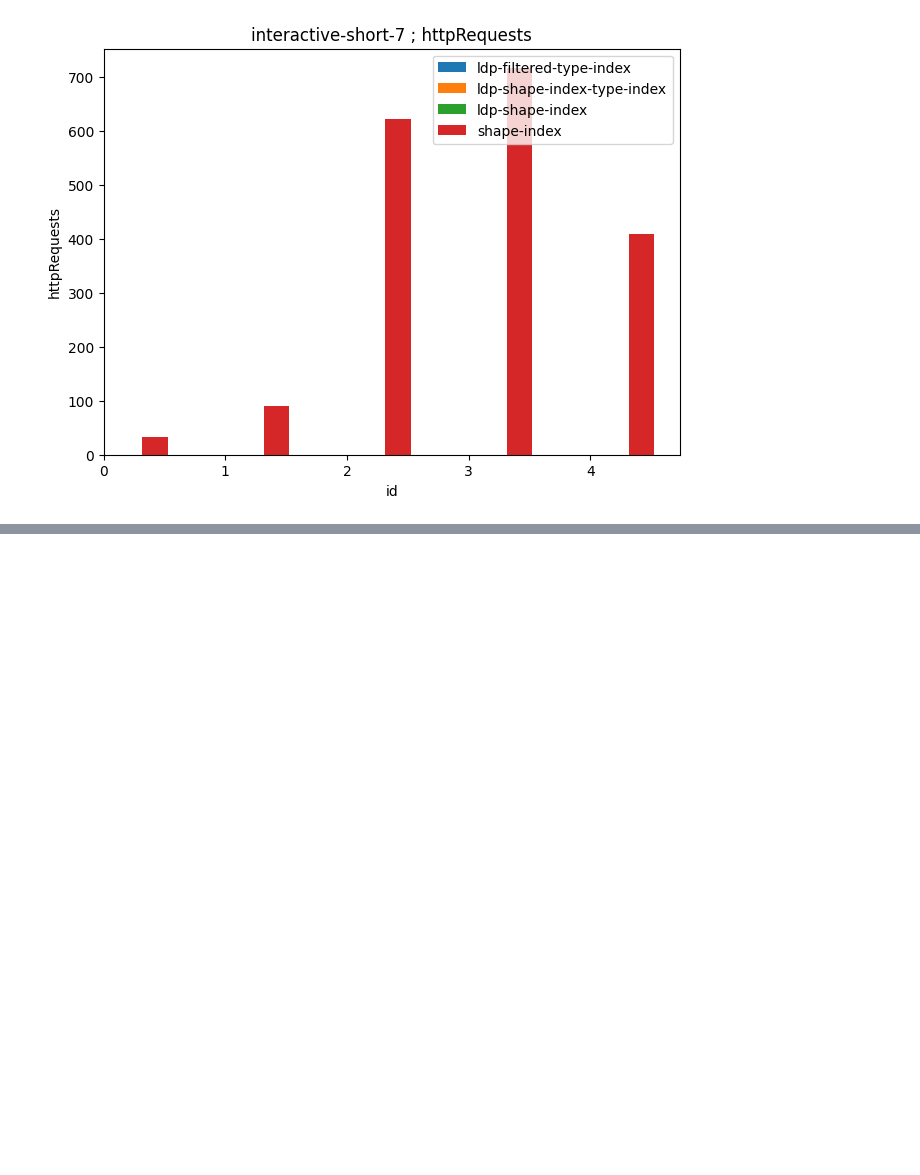
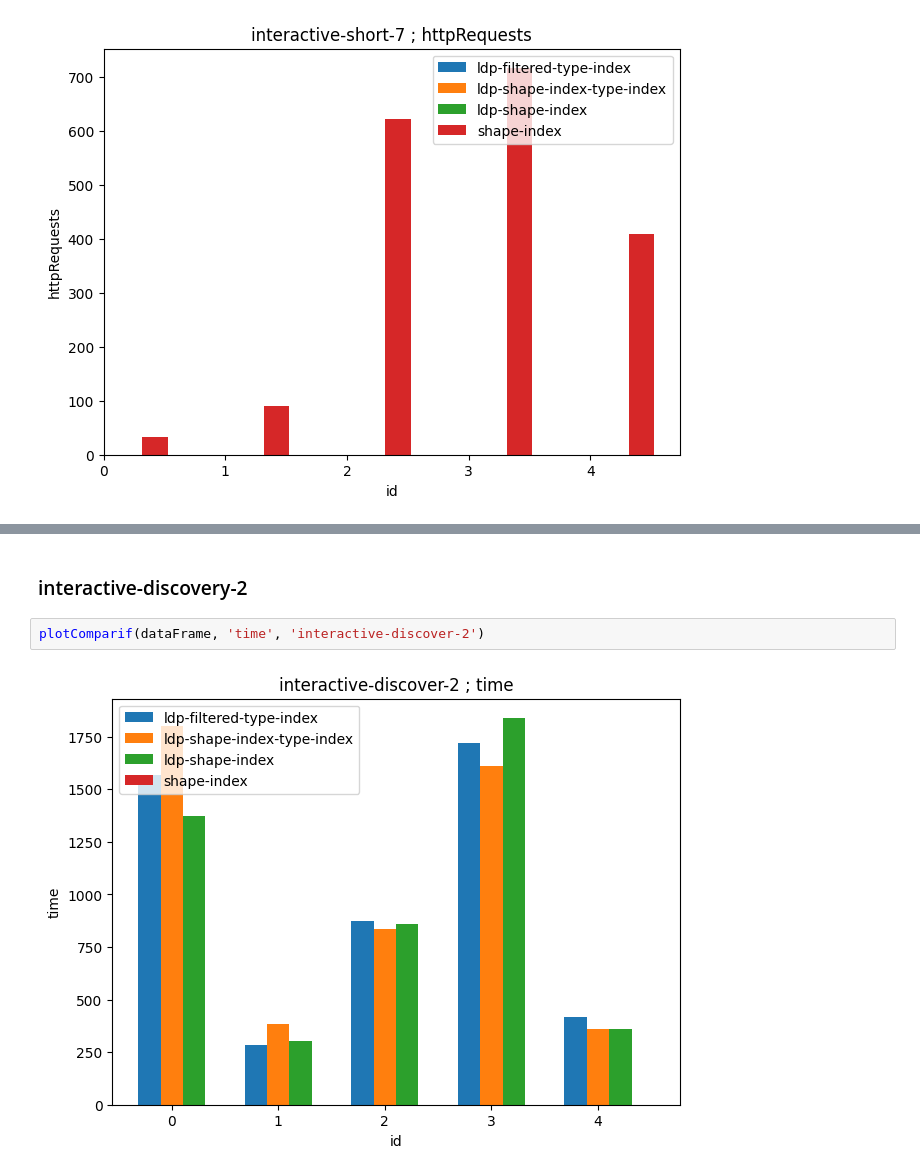
Before and after one commit to constraintAutomaton/Experiments-Solid-Link-Traversal, a Jupyter notebook: analysis/plot.ipynb, the cells around one changed output, grey strips where cells are left out. Cells and saved outputs as stored; diff of their text form; blank space fills up the shorter version.

```diff
--- a/analysis/plot.ipynb
+++ b/analysis/plot.ipynb
@@ -188,0 +251,6 @@ plotComparif(dataFrame, 'httpRequests', 'interactive-short-7')
+# %% [markdown]
+### interactive-discovery-2
+# %%
+plotComparif(dataFrame, 'time', 'interactive-discover-2')
+# %% [output]
+[figure, added]
```
Also changed, not shown: parts of 53 cells of this notebook, 4 other files.
